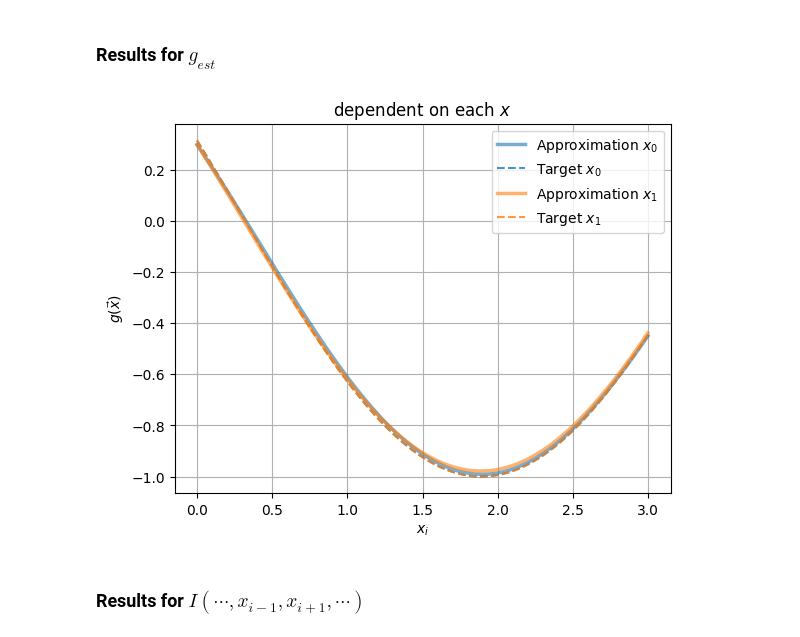
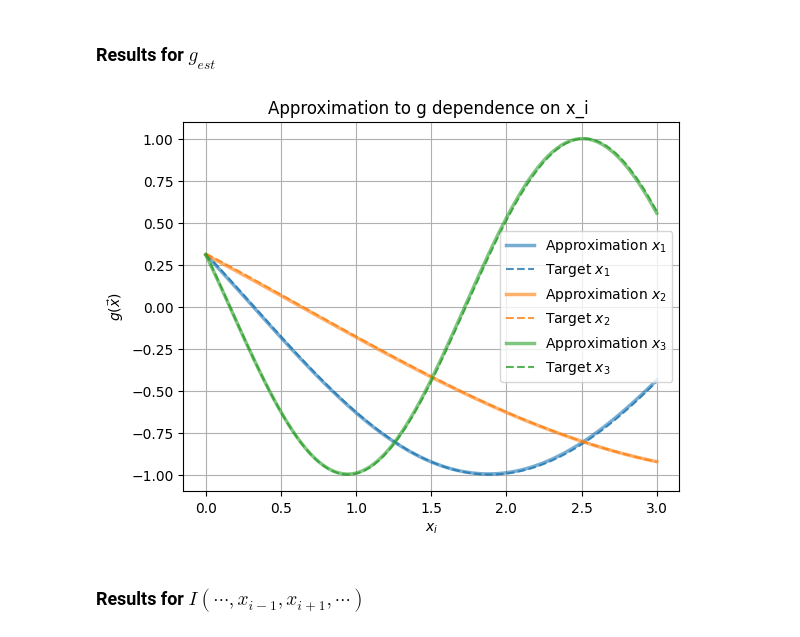
Before and after one commit to HeechanYi/IonQ2024-_Spring_Mentoring, a Jupyter notebook: FucntionApproximation_RiemannSum.ipynb, the cells around one changed output. Saved outputs shown, nothing was run; the diff lists cells and outputs as text; code cells hidden in the pictures.

Commit message:
Update figure

```diff
--- a/FucntionApproximation_RiemannSum.ipynb
+++ b/FucntionApproximation_RiemannSum.ipynb
@@ -255,13 +256,13 @@ def iterate_minibatches(inputs, targets, batch_size):
 ### Training
 # %%
 ### Preparing datas
-alphas = [1, 1]
+alphas = [1, 1/2, 2]
 xdim = len(alphas)
 xmin = [0]*xdim
 xmax=[np.pi]*xdim
 
-train_data, train_target, train_const = Cos(250, alphas, xmin, xmax)
-test_data, test_target, test_const = Cos(750, alphas, xmin, xmax)
+train_data, train_target, train_const = Cos(500, alphas, xmin, xmax)
+test_data, test_target, test_const = Cos(1000, alphas, xmin, xmax)
 
 # for making cos(x*a + a0)
 x = train_data[0]
@@ -272,12 +273,6 @@ num_layers = 2
 epochs = 100
 batch_size = 50
 lr = 0.03
-
-# Early stoppin settings
-patience = 10
-min_delta = 1e-5
-best_loss = np.inf
-patience_counter = 0
 
 # Using the Optimizer
 opt = AdamOptimizer(lr)                 ### Adam Optimizer
@@ -330,19 +325,4 @@ for it in range(epochs):
     loss_list.append(loss)
     accuracy_train_list.append(score_train)
     accuracy_test_list.append(score_test)
-
-    # Early stopping condition
-    if best_loss - loss > min_delta:
-        if score_train > 0.90:
-            best_loss = loss
-            best_thetas = thetas
-
-        patience_counter = 0  # Counter clear for improvement
-    else:
-        patience_counter += 1  # Giving patience
-
-    # Early stopping triggered condition satisfied
-    if patience_counter > patience:
-        print(f"Early stopping triggered after {it + 1} epochs.")
-        break
 # %% [output]
@@ -416,44 +396,46 @@ xlin = np.linspace(0, 3,100)
 arr = np.zeros(100)
 alpha0 = [1.25]*100
 
-alphas = [1, 1]
+alphas = [1, 1/2, 2]
 xdim = len(alphas)
 
-xlin_data1 = np.stack((xlin, arr, alpha0), axis=1)
-xlin_data2 = np.stack((arr, xlin, alpha0), axis=1)
-integral = 0
-xlin_data = np.stack((xlin_data1, xlin_data2), axis=0)
+xlin_data1 = np.stack((xlin, arr, arr, alpha0), axis=1)
+xlin_data2 = np.stack((arr, xlin, arr, alpha0), axis=1)
+xlin_data3 = np.stack((arr, arr, xlin, alpha0), axis=1)
+
+xlin_data = np.stack((xlin_data1, xlin_data2, xlin_data3), axis=0)
+
 for i in range(xdim):
         ypred = model_running(thetas, xlin_data[i], num_layers)
         ytrue = np.cos(alphas[i]*xlin+alpha0)
 
         color = plt.rcParams["axes.prop_cycle"].by_key()["color"][i]
 
         plt.plot(xlin,
                 ypred,
-                label=f"Approximation $x_{i}$",
+                label=f"Approximation $x_{i+1}$",
                 linewidth = 2.5,
                 alpha = 0.6,
                 ls = "-",
                 color = color)
 
         plt.plot(
                 xlin,
                 ytrue,
-                label=f"Target $x_{i}$",
+                label=f"Target $x_{i+1}$",
                 linewidth=1.5,
                 alpha=0.8,
                 ls="--",
                 color=color)
 
 plt.grid(True)
-plt.title(f"dependent on each $x$")
+plt.title(f"Approximation to g dependence on x_i ")
 plt.xlabel(f"$x_i$")
 plt.ylabel(r"$g({\vec{x}})$")
 plt.legend()
 plt.show()
 # %% [output]
-[figure, old version]
+[figure, new version]
 # %% [markdown]
 ### Results for $I(\cdots,x_{i-1},x_{i+1},\cdots)$
 # %% [markdown]
```
Also changed, not shown: parts of 9 cells of this notebook.
